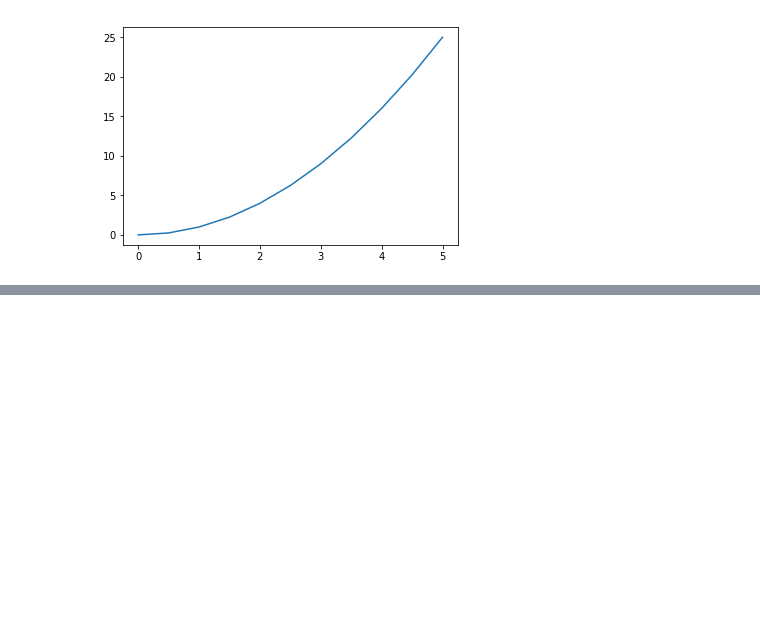
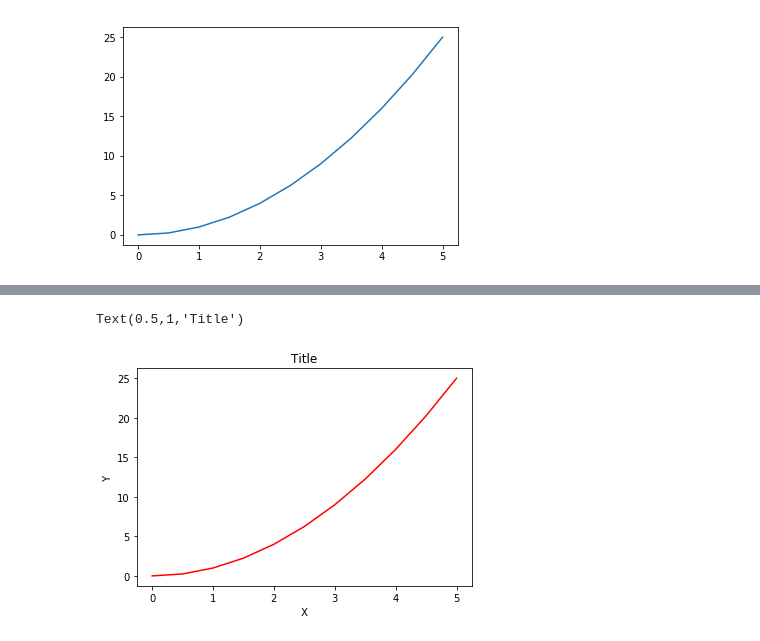
Before and after one commit to IORD1/ml_with_python, a Jupyter notebook: Matplolib.ipynb, the cells around one changed output, grey strips where cells are left out. Cells and saved outputs as stored; diff of their text form; code cells hidden in the pictures; blank space fills up the shorter version.

```diff
--- a/Matplolib.ipynb
+++ b/Matplolib.ipynb
@@ -26,0 +77,13 @@ plt.title('String title here')
+# %%
+#use similar to plt.fiture() except use tuple unpacking to grab fig and axes
+fig, axes = plt.subplots()
+
+#Now use the axes object to add stuff to plot
+
+axes.plot(x,y,'r')
+axes.set_xlabel(' X ')
+axes.set_ylabel(" Y ")
+axes.set_title('Title')
+# %% [output]
+Text(0.5,1,'Title')
+[figure, added]
```
Also changed, not shown: parts of 11 cells of this notebook.
